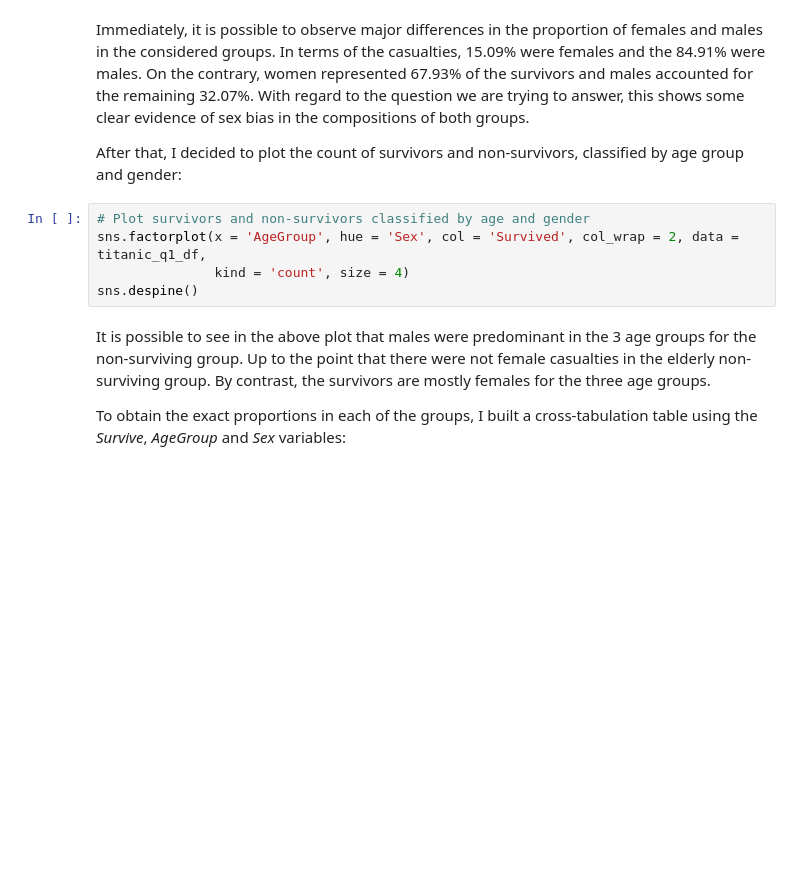
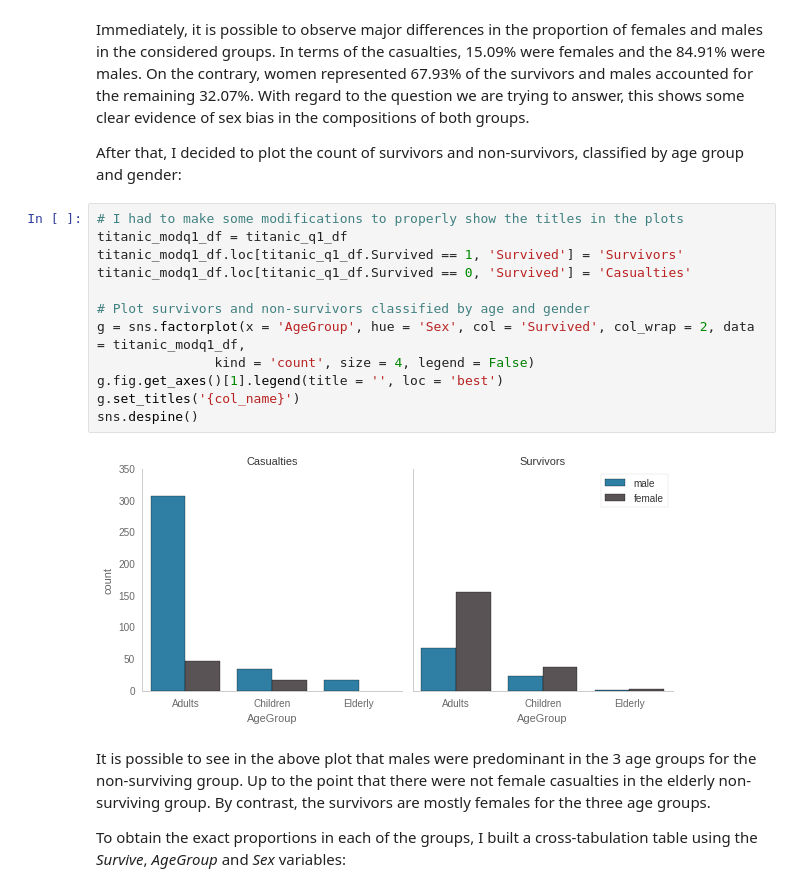
Before and after one commit to dylanjcastillo/titanic_analysis, a Jupyter notebook: Titanic Analysis.ipynb, the cells around one changed output. Saved outputs shown, nothing was run; the diff lists cells and outputs as text; blank space fills up the shorter version.

```diff
--- a/Titanic Analysis.ipynb
+++ b/Titanic Analysis.ipynb
@@ -259,10 +277,19 @@ Immediately, it is possible to observe major differences in the proportion of fe
 
 After that, I decided to plot the count of survivors and non-survivors, classified by age group and gender:
 # %%
+# I had to make some modifications to properly show the titles in the plots
+titanic_modq1_df = titanic_q1_df
+titanic_modq1_df.loc[titanic_q1_df.Survived == 1, 'Survived'] = 'Survivors'
+titanic_modq1_df.loc[titanic_q1_df.Survived == 0, 'Survived'] = 'Casualties'
+
 # Plot survivors and non-survivors classified by age and gender
-sns.factorplot(x = 'AgeGroup', hue = 'Sex', col = 'Survived', col_wrap = 2, data = titanic_q1_df,
-               kind = 'count', size = 4)
+g = sns.factorplot(x = 'AgeGroup', hue = 'Sex', col = 'Survived', col_wrap = 2, data = titanic_modq1_df,
+               kind = 'count', size = 4, legend = False)
+g.fig.get_axes()[1].legend(title = '', loc = 'best')
+g.set_titles('{col_name}')
 sns.despine()
+# %% [output]
+[figure, added]
 # %% [markdown]
 It is possible to see in the above plot that males were predominant in the 3 age groups for the non-surviving group. Up to the point that there were not female casualties in the elderly non-surviving group. By contrast, the survivors are mostly females for the three age groups.
 
```
Also changed, not shown: parts of 25 cells of this notebook, 1 other file.
